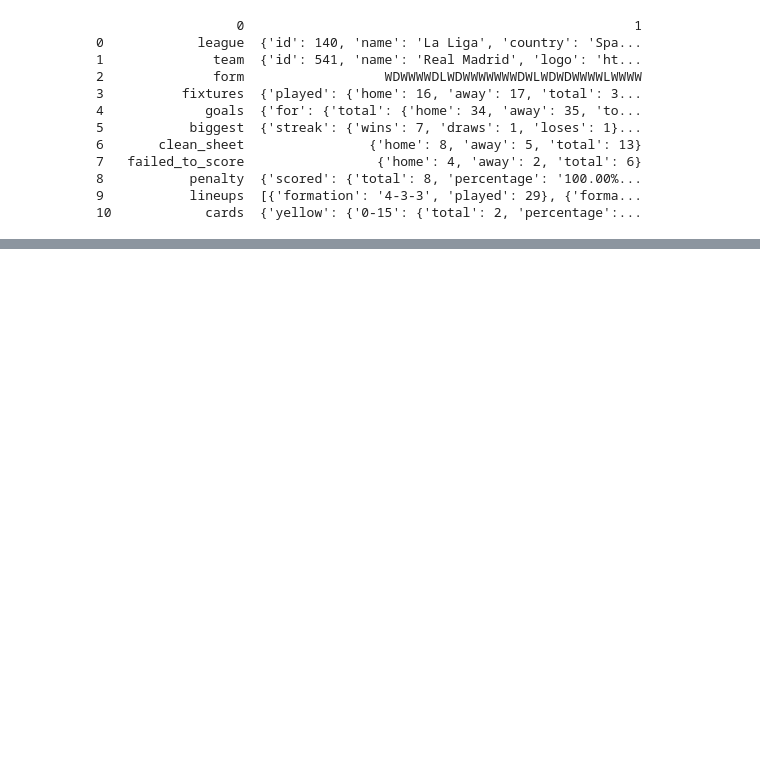
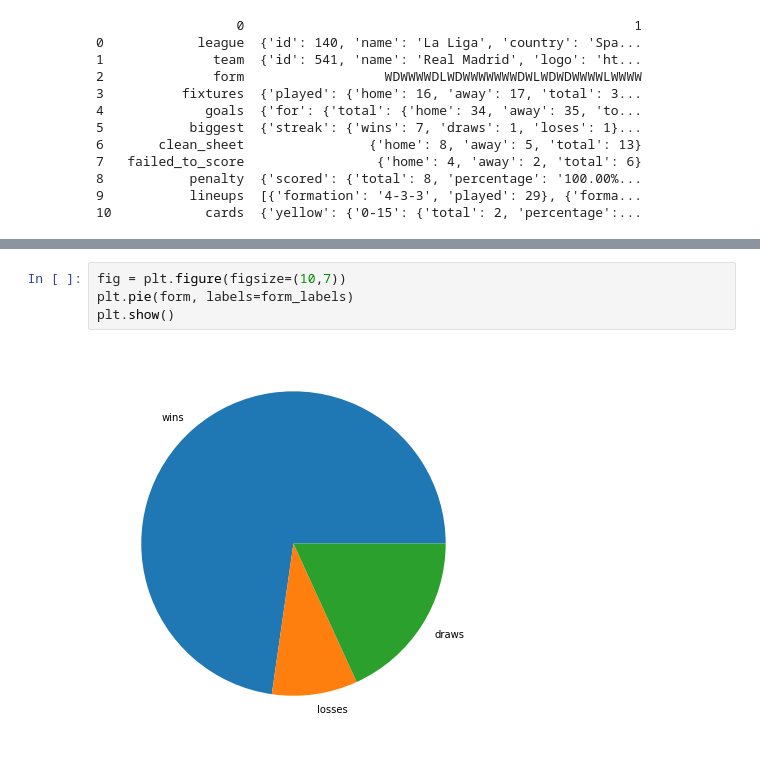
Before and after one commit to RoloPineda/real-madrid-stats, a Jupyter notebook: api_test.ipynb, the cells around one changed output, grey strips where cells are left out. Saved outputs shown, nothing was run; the diff lists cells and outputs as text; blank space fills up the shorter version.

```diff
--- a/api_test.ipynb
+++ b/api_test.ipynb
@@ -99,0 +132,6 @@ print(counter)
+# %%
+fig = plt.figure(figsize=(10,7))
+plt.pie(form, labels=form_labels)
+plt.show()
+# %% [output]
+[figure, added]
```
Also changed, not shown: parts of 8 cells of this notebook.
